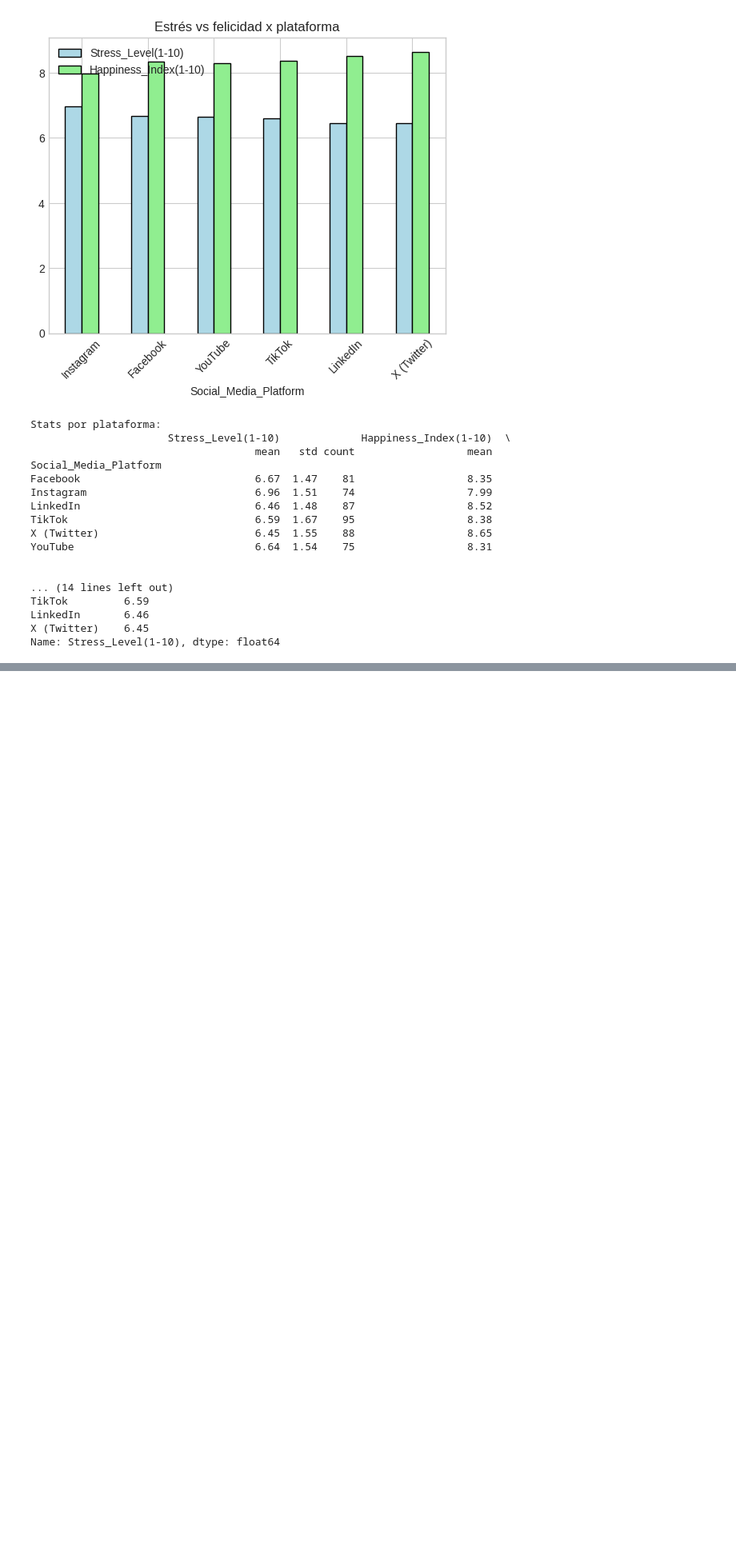
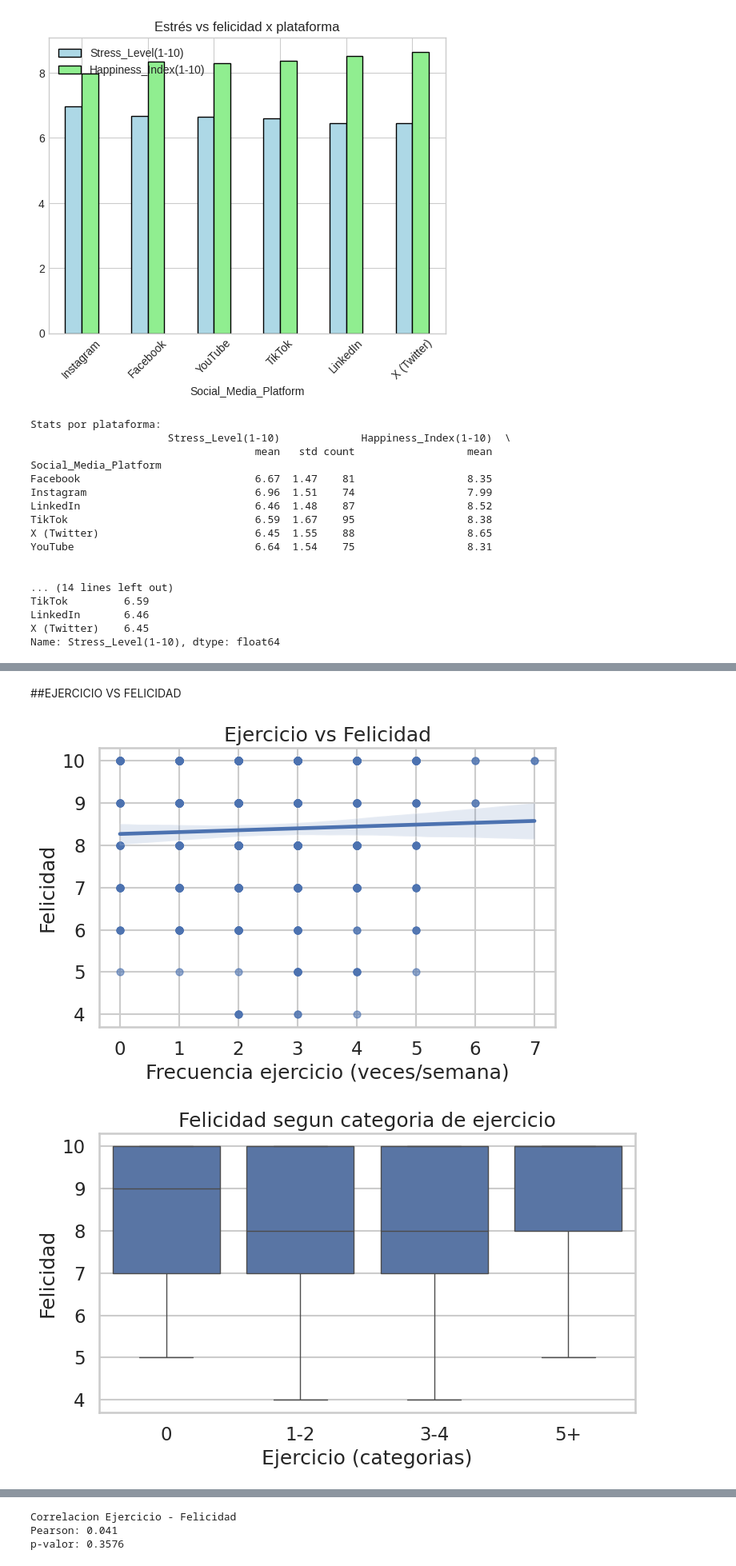
Before and after one commit to Neyder2502/salud-mental-analisis-datos, a Jupyter notebook: notebooks/Neyder.ipynb, the cells around one changed output, grey strips where cells are left out. Shown at 80% size. Saved outputs shown, nothing was run; the diff lists cells and outputs as text; code cells hidden in the pictures; blank space fills up the shorter version.

```diff
--- a/notebooks/Neyder.ipynb
+++ b/notebooks/Neyder.ipynb
@@ -524,0 +671,36 @@ Name: Stress_Level(1-10), dtype: float64
+# %% [markdown]
+##EJERCICIO VS FELICIDAD
+# %%
+# ejercicio vs felicidad
+plt.figure(figsize=(7,5))
+sns.regplot(data=df, x="Exercise_Frequency(week)", y="Happiness_Index(1-10)",
+            scatter_kws={"alpha":0.6, "s":40})
+plt.title("Ejercicio vs Felicidad")
+plt.xlabel("Frecuencia ejercicio (veces/semana)")
+plt.ylabel("Felicidad")
+plt.tight_layout()
+plt.savefig("imgs/exercise_vs_happiness_scatter.png", dpi=300)
+plt.show()
+
+# boxplot por categoria
+plt.figure(figsize=(8,5))
+sns.boxplot(data=df, x="Cat_Exercise", y="Happiness_Index(1-10)")
+plt.title("Felicidad segun categoria de ejercicio")
+plt.xlabel("Ejercicio (categorias)")
+plt.ylabel("Felicidad")
+plt.tight_layout()
+plt.savefig("imgs/exercise_vs_happiness_box.png", dpi=300)
+plt.show()
+
+# tabla resumen
+display(df.groupby("Exercise_Frequency(week)")["Happiness_Index(1-10)"].agg(["mean","std","count"]).round(2))
+
+# correlacion
+valid4 = df[["Exercise_Frequency(week)","Happiness_Index(1-10)"]].dropna()
+corr4, p4 = pearsonr(valid4.iloc[:,0], valid4.iloc[:,1])
+print("\nCorrelacion Ejercicio - Felicidad")
+print(f"Pearson: {corr4:.3f}")
+print(f"p-valor: {p4:.4g}")
+# %% [output]
+[figure, added]
+[figure, added]
@@ -524,0 +717,3 @@ Name: Stress_Level(1-10), dtype: float64
+Correlacion Ejercicio - Felicidad
+Pearson: 0.041
+p-valor: 0.3576
```
Also changed, not shown: parts of 10 cells of this notebook.
